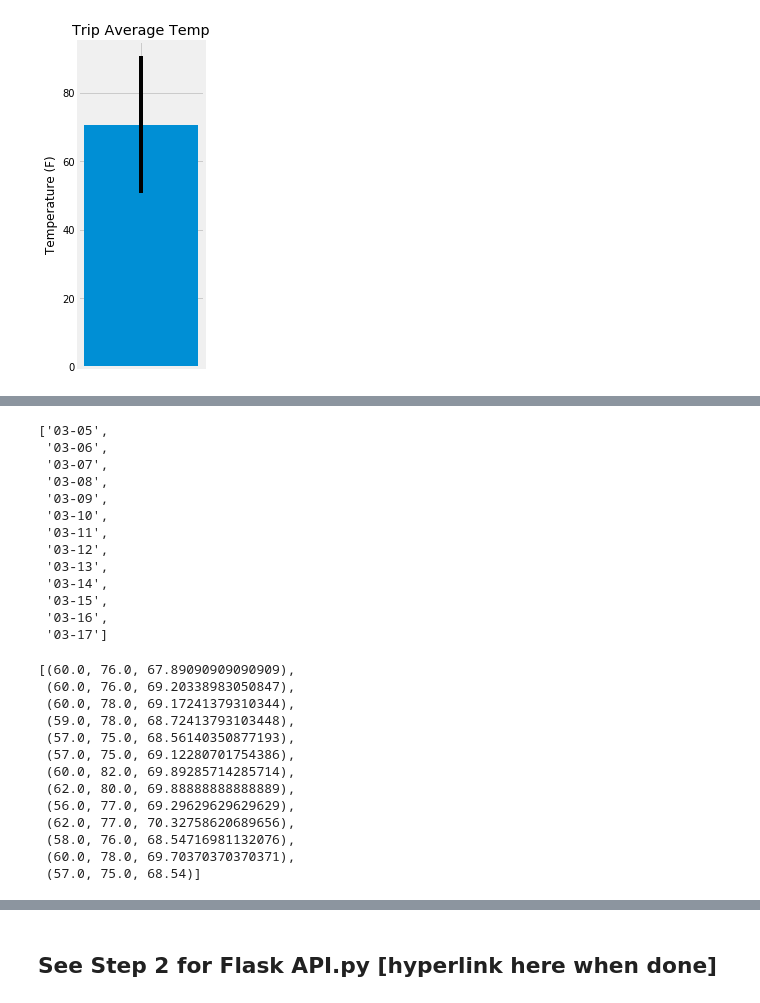
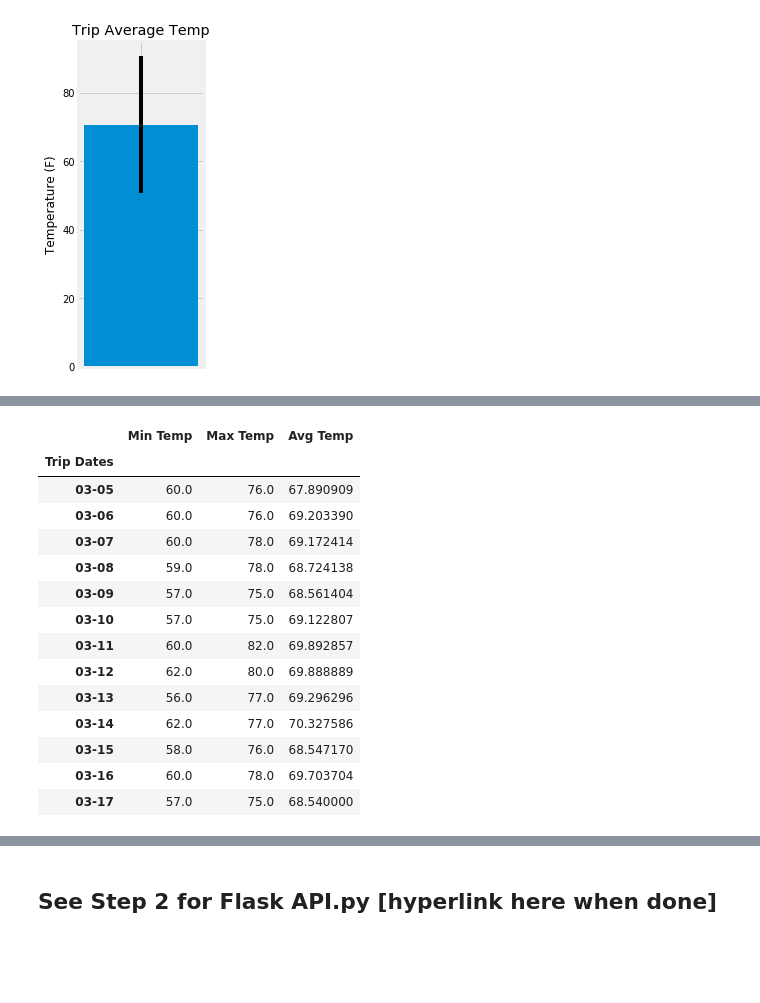
Before and after one commit to Emanste92/UCBEx_DataAnalytics, a Jupyter notebook: Py'waiiVacation_SQLAlchemy/ETE_Py'waii_VacationAnalysis_Step1.ipynb, the cells around one changed output, grey strips where cells are left out. Drawn from its saved outputs; the diff is of its cells as text; code cells hidden in the pictures; blank space fills up the shorter version.

```diff
--- a/Py'waiiVacation_SQLAlchemy/ETE_Py'waii_VacationAnalysis_Step1.ipynb
+++ b/Py'waiiVacation_SQLAlchemy/ETE_Py'waii_VacationAnalysis_Step1.ipynb
@@ -392,59 +382,62 @@ AllStationRainfall_During_Trip_df
 # (daily normals = averages for tmin, tmax, and tavg for all historic
 # data matching a specific month and day)
 def daily_normals(date):
     """Daily Normals.
     Args:
         date (str): A date string in the format '%m-%d'
     Returns:
         A list of tuples containing the daily normals, tmin, tmax, and tavg
     """
     sel = [func.min(Measurement.tobs),func.max(Measurement.tobs),func.avg(Measurement.tobs)]
     return session.query(*sel).filter(func.strftime("%m-%d", Measurement.date) == date)
 
 # Using the date range 2017-03-05 to 2017-03-17
 # Making a list of dates, based on
 # https://stackoverflow.com/a/24637447
 trip_dates = []
 trip_daily_normals = []
 
 start = dt.datetime.strptime("03-05", "%m-%d")
 end = dt.datetime.strptime("03-17", "%m-%d")
 date_generated = [start + dt.timedelta(days=x) for x in range(0, (end-start).days + 1)]
 
 for date in date_generated:
     trip_dates.append(date.strftime("%m-%d"))
-trip_dates
 
+# Making a list of daily normals from the dates generated above
 for date in trip_dates:
     trip_daily_normals.append(daily_normals(date)[0])
 
-trip_daily_normals
+# Unpacking the tuples from the above list
+trip_tmins = [trip_daily_normal[0] for trip_daily_normal in trip_daily_normals]
+trip_tmaxs = [trip_daily_normal[1] for trip_daily_normal in trip_daily_normals]
+trip_tavgs = [trip_daily_normal[2] for trip_daily_normal in trip_daily_normals]
 
-# stuck on unpacking tuples
+# Making a dataframe with these results, making trip_dates the index
+dailynorms_df = pd.DataFrame(
+    {'Trip Dates': trip_dates,
+     'Min Temp': trip_tmins,
+     'Max Temp': trip_tmaxs,
+     'Avg Temp': trip_tavgs})
+
+# Setting Date as the index
+dailynorms_df.set_index('Trip Dates', inplace=True)
+
+# Sorting by Date
+dailynorms_df.sort_values(by='Trip Dates', ascending=True)
 # %% [output]
-['03-05',
- '03-06',
- '03-07',
- '03-08',
- '03-09',
- '03-10',
- '03-11',
- '03-12',
- '03-13',
- '03-14',
- '03-15',
- '03-16',
- '03-17']
-[(60.0, 76.0, 67.89090909090909),
- (60.0, 76.0, 69.20338983050847),
- (60.0, 78.0, 69.17241379310344),
- (59.0, 78.0, 68.72413793103448),
- (57.0, 75.0, 68.56140350877193),
- (57.0, 75.0, 69.12280701754386),
- (60.0, 82.0, 69.89285714285714),
- (62.0, 80.0, 69.88888888888889),
- (56.0, 77.0, 69.29629629629629),
- (62.0, 77.0, 70.32758620689656),
- (58.0, 76.0, 68.54716981132076),
- (60.0, 78.0, 69.70370370370371),
- (57.0, 75.0, 68.54)]
+|  | Min Temp | Max Temp | Avg Temp |
+| Trip Dates |  |  |  |
+| 03-05 | 60.0 | 76.0 | 67.890909 |
+| 03-06 | 60.0 | 76.0 | 69.203390 |
+| 03-07 | 60.0 | 78.0 | 69.172414 |
+| 03-08 | 59.0 | 78.0 | 68.724138 |
+| 03-09 | 57.0 | 75.0 | 68.561404 |
+| 03-10 | 57.0 | 75.0 | 69.122807 |
+| 03-11 | 60.0 | 82.0 | 69.892857 |
+| 03-12 | 62.0 | 80.0 | 69.888889 |
+| 03-13 | 56.0 | 77.0 | 69.296296 |
+| 03-14 | 62.0 | 77.0 | 70.327586 |
+| 03-15 | 58.0 | 76.0 | 68.547170 |
+| 03-16 | 60.0 | 78.0 | 69.703704 |
+| 03-17 | 57.0 | 75.0 | 68.540000 |
```
Also changed, not shown: parts of 4 cells of this notebook, 1 other file.
